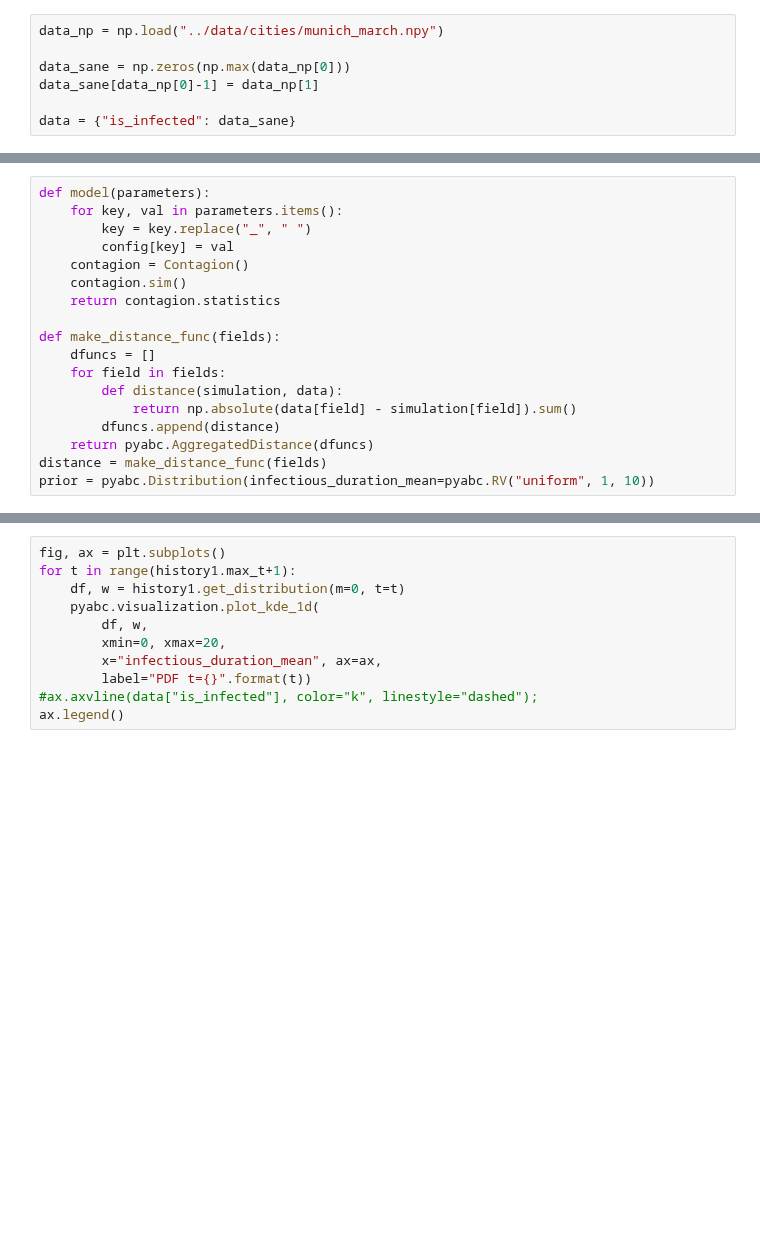
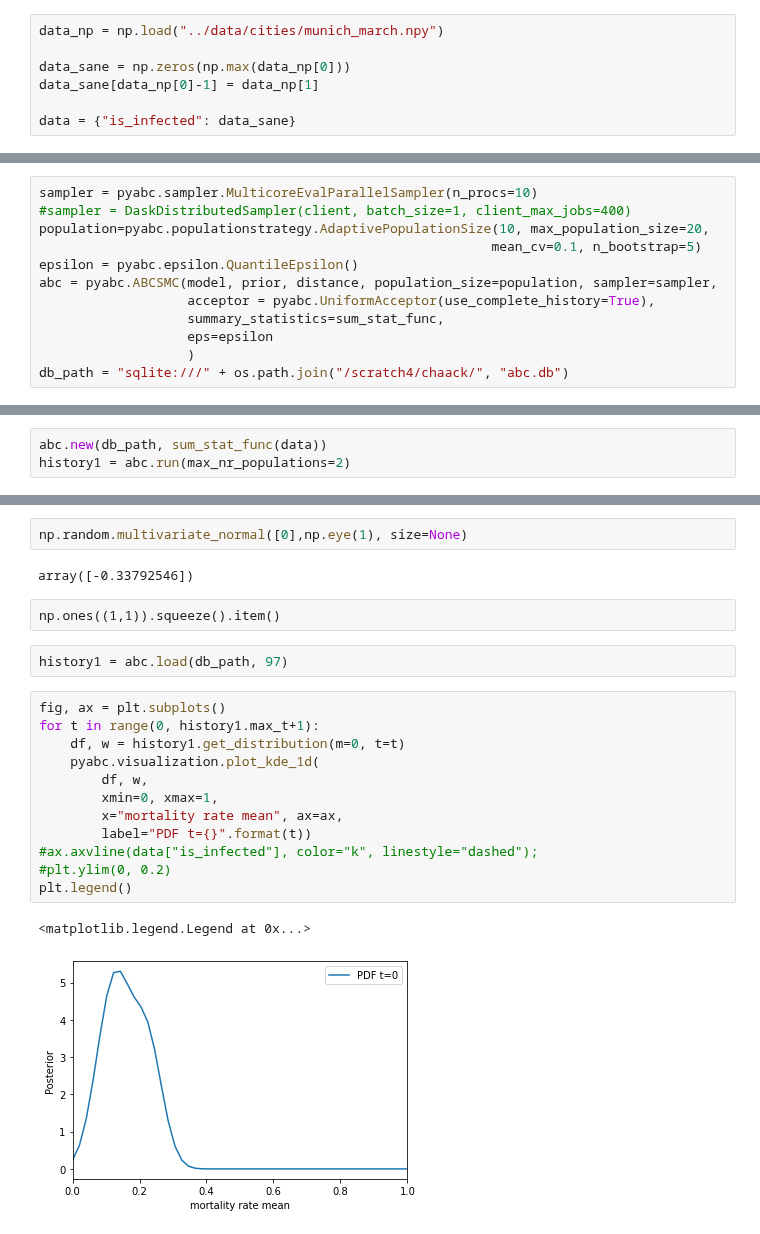
Before and after one commit to chrhck/contagion, a Jupyter notebook: examples/con_fitting.ipynb, the cells around one changed output, grey strips where cells are left out. Drawn from its saved outputs; the diff is of its cells as text; blank space fills up the shorter version.

```diff
--- a/examples/con_fitting.ipynb
+++ b/examples/con_fitting.ipynb
@@ -77,19 +53 @@ fields = ["is_infected", "is_dead"]
 data = {field: np.asarray(contagion.statistics[field]) for field in fields}
-# %%
-def model(parameters):
-    for key, val in parameters.items():
-        key = key.replace("_", " ")
-        config[key] = val
-    contagion = Contagion()
-    contagion.sim()
-    return contagion.statistics
-
-def make_distance_func(fields):
-    dfuncs = []
-    for field in fields:
-        def distance(simulation, data):
-            return np.absolute(data[field] - simulation[field]).sum()
-        dfuncs.append(distance)
-    return pyabc.AggregatedDistance(dfuncs)
-distance = make_distance_func(fields)
-prior = pyabc.Distribution(infectious_duration_mean=pyabc.RV("uniform", 1, 10))
@@ -155,0 +120,12 @@ history1.get_distribution(m=0, t=t)
+# %%
+sampler = pyabc.sampler.MulticoreEvalParallelSampler(n_procs=10)
+#sampler = DaskDistributedSampler(client, batch_size=1, client_max_jobs=400)
+population=pyabc.populationstrategy.AdaptivePopulationSize(10, max_population_size=20,
+                                                          mean_cv=0.1, n_bootstrap=5)
+epsilon = pyabc.epsilon.QuantileEpsilon()
+abc = pyabc.ABCSMC(model, prior, distance, population_size=population, sampler=sampler,
+                   acceptor = pyabc.UniformAcceptor(use_complete_history=True),
+                   summary_statistics=sum_stat_func,
+                   eps=epsilon
+                   )
+db_path = "sqlite:///" + os.path.join("/scratch4/chaack/", "abc.db")
@@ -155,0 +134,3 @@ history1.get_distribution(m=0, t=t)
+# %%
+abc.new(db_path, sum_stat_func(data))
+history1 = abc.run(max_nr_populations=2)
@@ -156,11 +148,23 @@ history1.get_distribution(m=0, t=t)
+# %%
+np.random.multivariate_normal([0],np.eye(1), size=None)
+# %% [output]
+array([-0.33792546])
+# %% [raw]
+np.ones((1,1)).squeeze().item()
+# %%
+history1 = abc.load(db_path, 97)
 # %%
 fig, ax = plt.subplots()
-for t in range(history1.max_t+1):
+for t in range(0, history1.max_t+1):
     df, w = history1.get_distribution(m=0, t=t)
     pyabc.visualization.plot_kde_1d(
         df, w,
-        xmin=0, xmax=20,
-        x="infectious_duration_mean", ax=ax,
+        xmin=0, xmax=1,
+        x="mortality rate mean", ax=ax,
         label="PDF t={}".format(t))
 #ax.axvline(data["is_infected"], color="k", linestyle="dashed");
-ax.legend()
+#plt.ylim(0, 0.2)
+plt.legend()
+# %% [output]
+<matplotlib.legend.Legend at 0x...>
+[figure, added]
```
Also changed, not shown: parts of 25 cells of this notebook, 2 other files.
